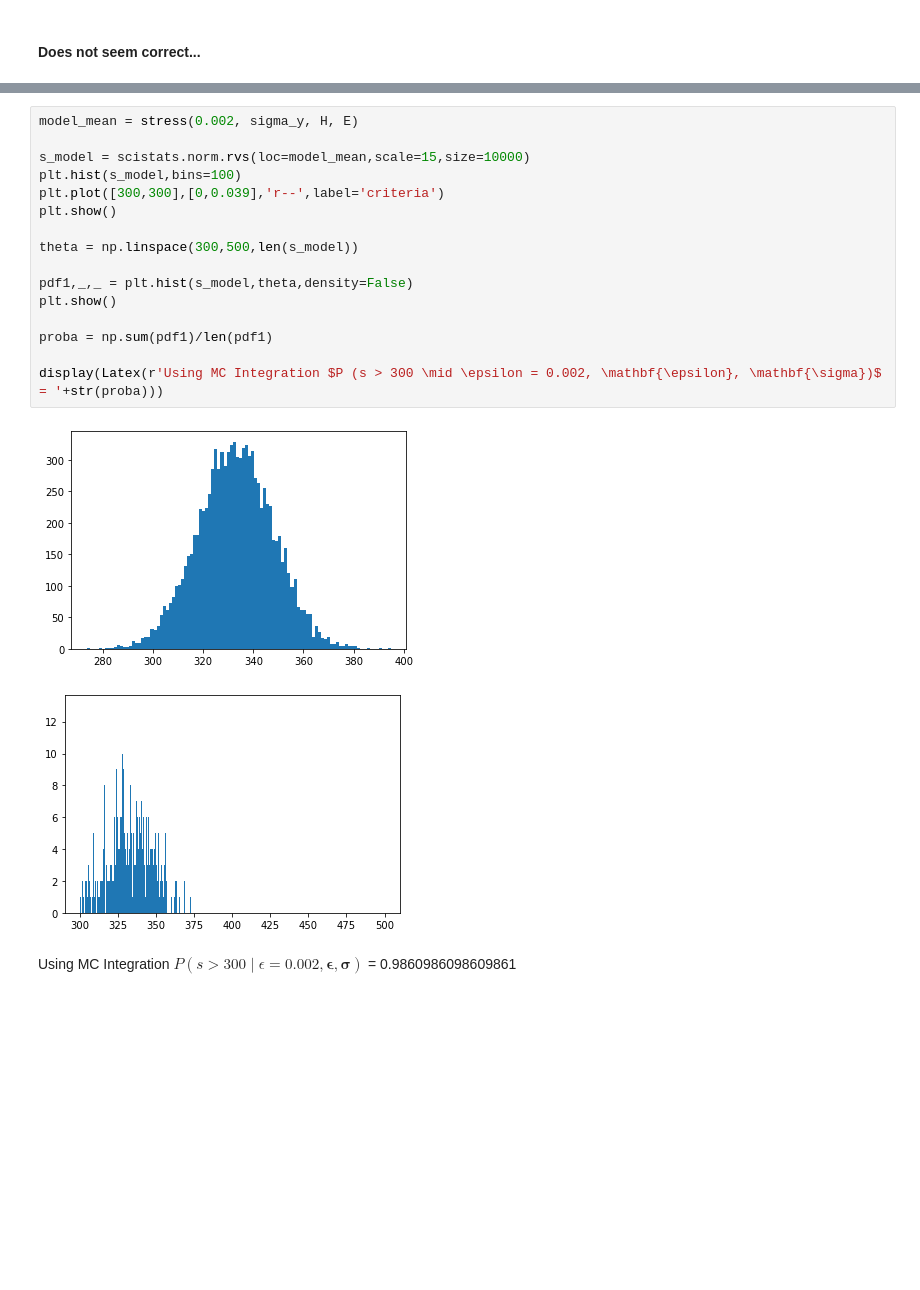
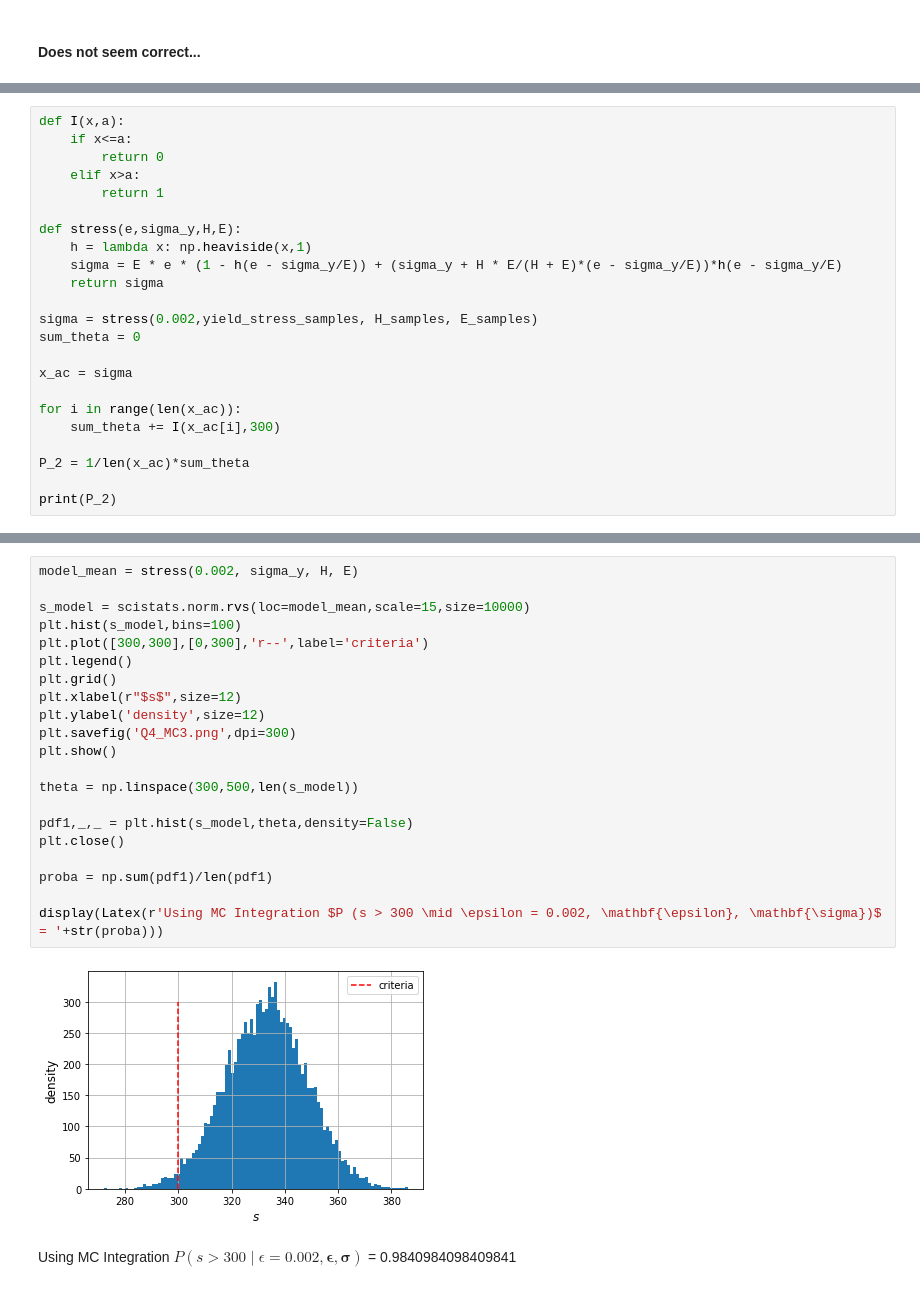
Before and after one commit to Jacob-Cloete/MSY781A3, a Jupyter notebook: Question_4.ipynb, the cells around one changed output, grey strips where cells are left out. Drawn from its saved outputs; the diff is of its cells as text; blank space fills up the shorter version.

```diff
--- a/Question_4.ipynb
+++ b/Question_4.ipynb
@@ -621,0 +488,23 @@ Since $\sigma$ is composed of the three unknown parameters, it lies in the param
+# %%
+def I(x,a):
+    if x<=a:
+        return 0
+    elif x>a:
+        return 1
+
+def stress(e,sigma_y,H,E):
+    h = lambda x: np.heaviside(x,1)
+    sigma = E * e * (1 - h(e - sigma_y/E)) + (sigma_y + H * E/(H + E)*(e - sigma_y/E))*h(e - sigma_y/E)
+    return sigma
+
+sigma = stress(0.002,yield_stress_samples, H_samples, E_samples)
+sum_theta = 0
+
+x_ac = sigma
+
+for i in range(len(x_ac)):
+    sum_theta += I(x_ac[i],300)
+
+P_2 = 1/len(x_ac)*sum_theta
+
+print(P_2)
@@ -658,20 +562,24 @@ The resulting probability was calculated as ADD.
 # %%
 model_mean = stress(0.002, sigma_y, H, E)
 
 s_model = scistats.norm.rvs(loc=model_mean,scale=15,size=10000)
 plt.hist(s_model,bins=100)
-plt.plot([300,300],[0,0.039],'r--',label='criteria')
+plt.plot([300,300],[0,300],'r--',label='criteria')
+plt.legend()
+plt.grid()
+plt.xlabel(r"$s$",size=12)
+plt.ylabel('density',size=12)
+plt.savefig('Q4_MC3.png',dpi=300)
 plt.show()
 
 theta = np.linspace(300,500,len(s_model))
 
 pdf1,_,_ = plt.hist(s_model,theta,density=False)
-plt.show()
+plt.close()
 
 proba = np.sum(pdf1)/len(pdf1)
 
 display(Latex(r'Using MC Integration $P (s > 300 \mid \epsilon = 0.002, \mathbf{\epsilon}, \mathbf{\sigma})$ = '+str(proba)))
 # %% [output]
-[figure, old version]
+[figure, new version]
-[figure, removed]
-Using MC Integration $P (s > 300 \mid \epsilon = 0.002, \mathbf{\epsilon}, \mathbf{\sigma})$ = 0.9860986098609861
+Using MC Integration $P (s > 300 \mid \epsilon = 0.002, \mathbf{\epsilon}, \mathbf{\sigma})$ = 0.9840984098409841
```
Also changed, not shown: parts of 40 cells of this notebook, 1 other file.
